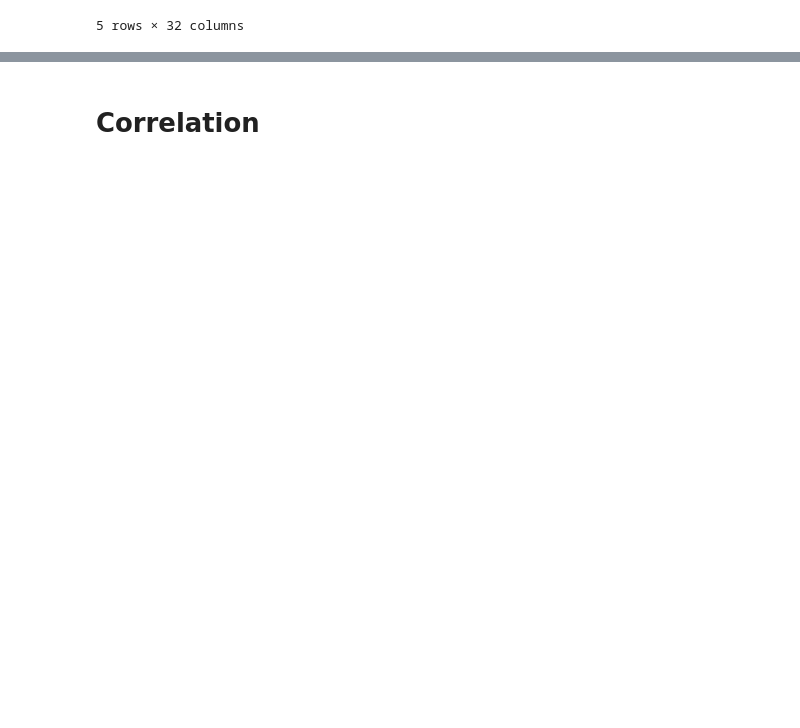
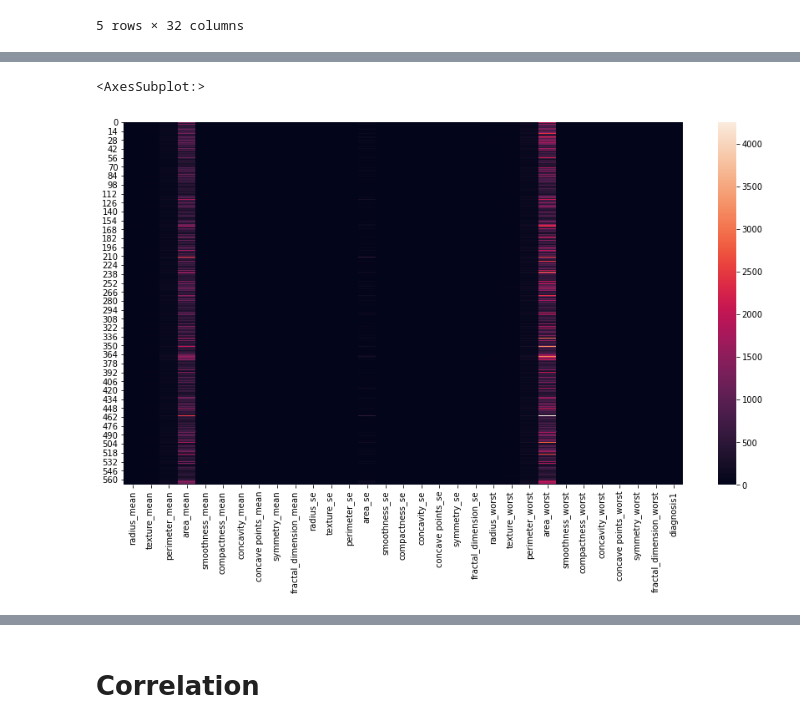
Before and after one commit to riya72/Breast, a Jupyter notebook: Breast.ipynb, the cells around one changed output, grey strips where cells are left out. Cells and saved outputs as stored; diff of their text form; code cells hidden in the pictures; blank space fills up the shorter version.

```diff
--- a/Breast.ipynb
+++ b/Breast.ipynb
@@ -328,5 +331,8 @@ sns.countplot(Breast["diagnosis1]"]) # M = 1 (It means the the tumor is cancerou
 # %%
 plt.figure(figsize=(15,8))
-sns.heatmap(Breast)
+sns.heatmap(breast)
+# %% [output]
+<AxesSubplot:>
+[figure, added]
 # %%
 plt.figure(figsize=(12,8))
```
Also changed, not shown: parts of 64 cells of this notebook.
